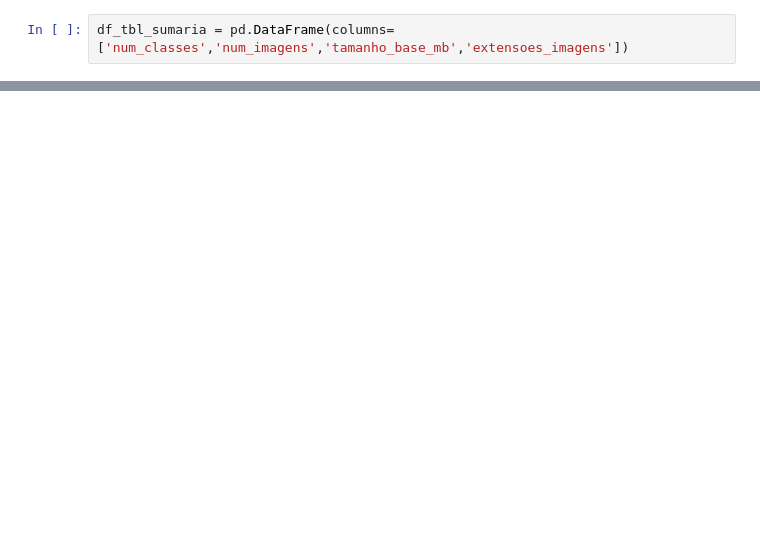
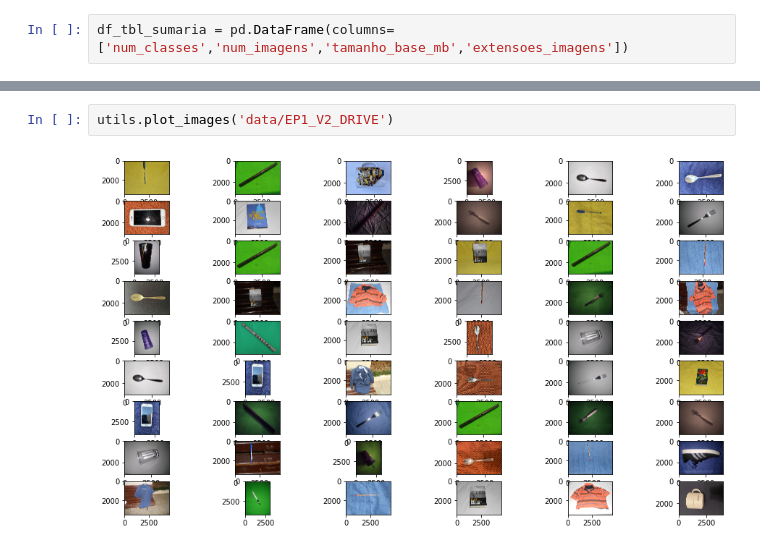
Before and after one commit to YsabelleSousa/mac_5768_ep_visao_proc_imagens, a Jupyter notebook: ep1.ipynb, the cells around one changed output, grey strips where cells are left out. Drawn from its saved outputs; the diff is of its cells as text; blank space fills up the shorter version.

```diff
--- a/ep1.ipynb
+++ b/ep1.ipynb
@@ -125,0 +140,4 @@ df_tbl_sumaria_detalhada
+# %%
+utils.plot_images('data/EP1_V2_DRIVE')
+# %% [output]
+[figure, added]
```
Also changed, not shown: parts of 19 cells of this notebook.
